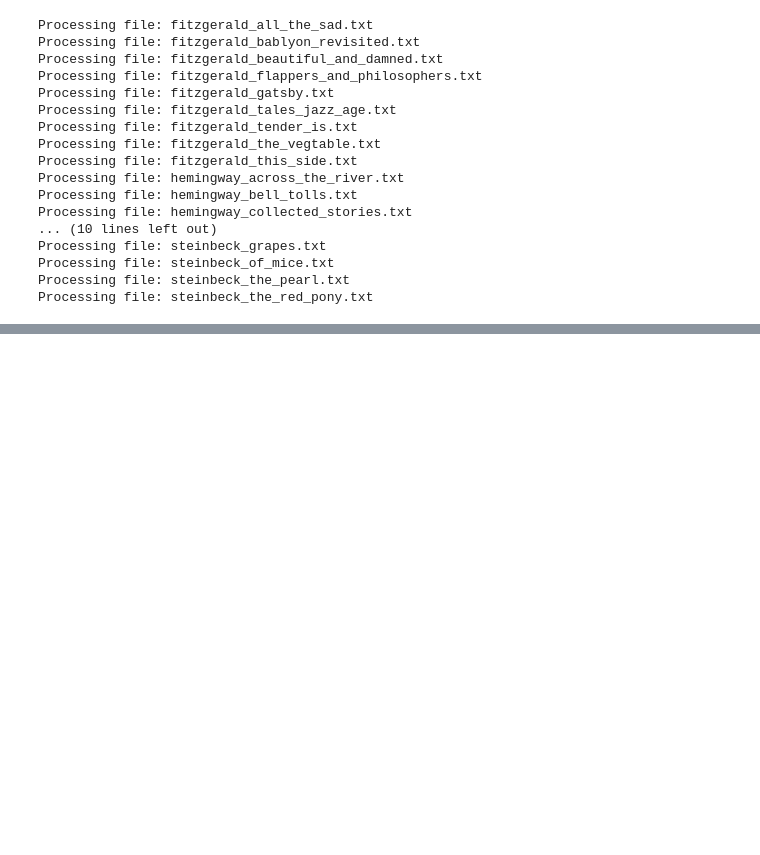
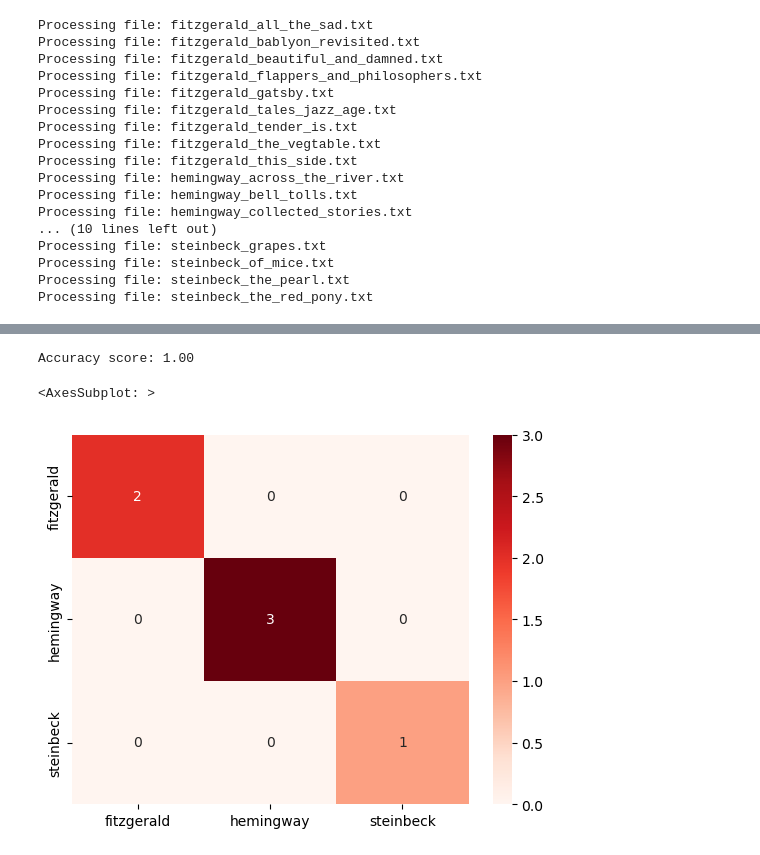
Before and after one commit to kspicer80/fitzgerald_hemingway, a Jupyter notebook: grammatical_parsing_for_feature_generation.ipynb, the cells around one changed output, grey strips where cells are left out. Cells and saved outputs as stored; diff of their text form; code cells hidden in the pictures; blank space fills up the shorter version.

```diff
--- a/grammatical_parsing_for_feature_generation.ipynb
+++ b/grammatical_parsing_for_feature_generation.ipynb
@@ -63,0 +189,28 @@ df.head()
+# %%
+from sklearn.ensemble import GradientBoostingClassifier
+from sklearn.metrics import accuracy_score, confusion_matrix
+import seaborn as sns
+
+# Initialize the GBM classifier
+gbm = GradientBoostingClassifier(n_estimators=100, max_depth=5, random_state=42)
+
+# Train the classifier on the training data
+gbm.fit(X_train_full, y_train)
+
+# Predict the labels for the test data
+y_pred = gbm.predict(X_test_full)
+
+# Compute the accuracy score
+accuracy = accuracy_score(y_test, y_pred)
+print(f"Accuracy score: {accuracy:.2f}")
+
+# Compute the confusion matrix
+cm = confusion_matrix(y_test, y_pred)
+
+# Plot the confusion matrix using seaborn's heatmap function
+cm = confusion_matrix(y_test, y_pred)
+sns.heatmap(cm, annot=True, cmap="Reds", fmt="d", xticklabels=["fitzgerald", "hemingway", "steinbeck"], yticklabels=["fitzgerald", "hemingway", "steinbeck"])
+# %% [output]
+Accuracy score: 1.00
+<AxesSubplot: >
+[figure, added]
```
Also changed, not shown: parts of 5 cells of this notebook.
